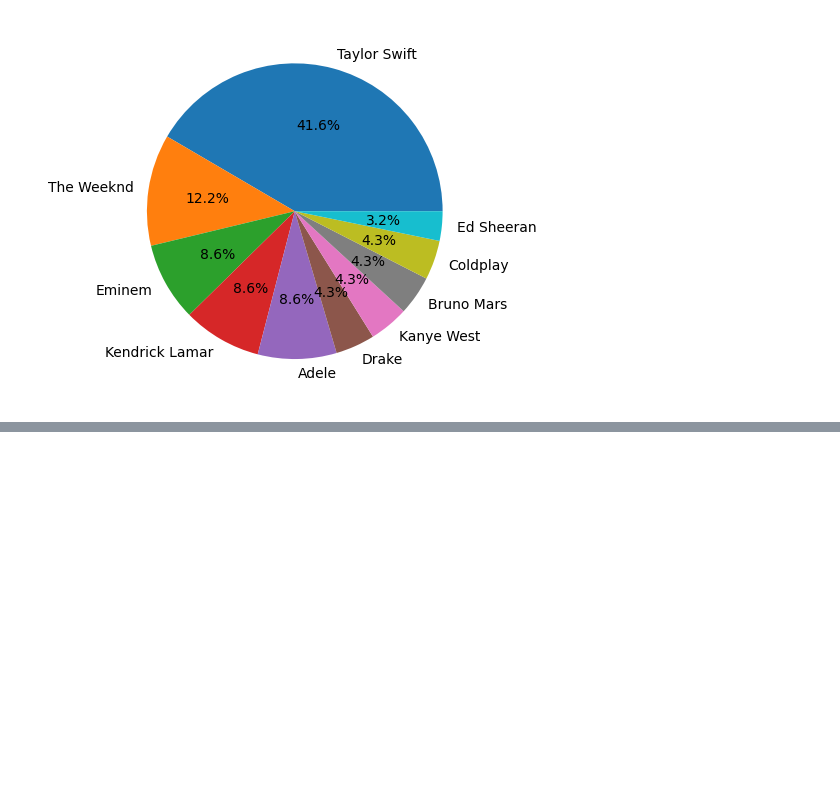
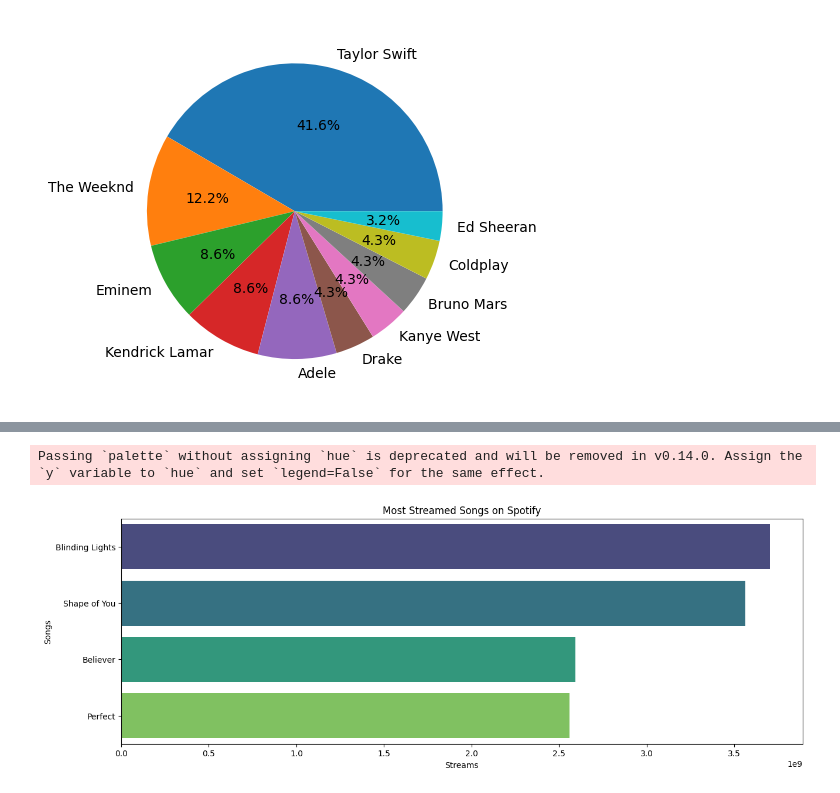
Before and after one commit to floodadosious34/Music-Trends-Data-Analysis, a Jupyter notebook: Spotify_Data_Analysis.ipynb, the cells around one changed output, grey strips where cells are left out. Drawn from its saved outputs; the diff is of its cells as text; code cells hidden in the pictures; blank space fills up the shorter version.

```diff
--- a/Spotify_Data_Analysis.ipynb
+++ b/Spotify_Data_Analysis.ipynb
@@ -214,0 +225,5 @@ df2['artist(s)_name'].sort_values().value_counts().nlargest(10).plot(kind='pie',
+# %%
+Top_songs = df2[['track_name','streams']]
+Top_songs['streams']=pd.to_numeric(Top_songs['streams'], errors= 'coerce')
+Top= Top_songs[['track_name','streams']].sort_values(by = 'streams', ascending= False).head(10)
+Top
@@ -214,0 +246,10 @@ df2['artist(s)_name'].sort_values().value_counts().nlargest(10).plot(kind='pie',
+# %%
+plt.figure(figsize=(15,5))
+sns.barplot(x =Top['streams'],y= Top['track_name'], palette= 'viridis')
+plt.xlabel('Streams')
+plt.ylabel('Songs')
+plt.title('Most Streamed Songs on Spotify')
+plt.show()
+# %% [output]
+Passing `palette` without assigning `hue` is deprecated and will be removed in v0.14.0. Assign the `y` variable to `hue` and set `legend=False` for the same effect.
+[figure, added]
```
Also changed, not shown: parts of 7 cells of this notebook.
